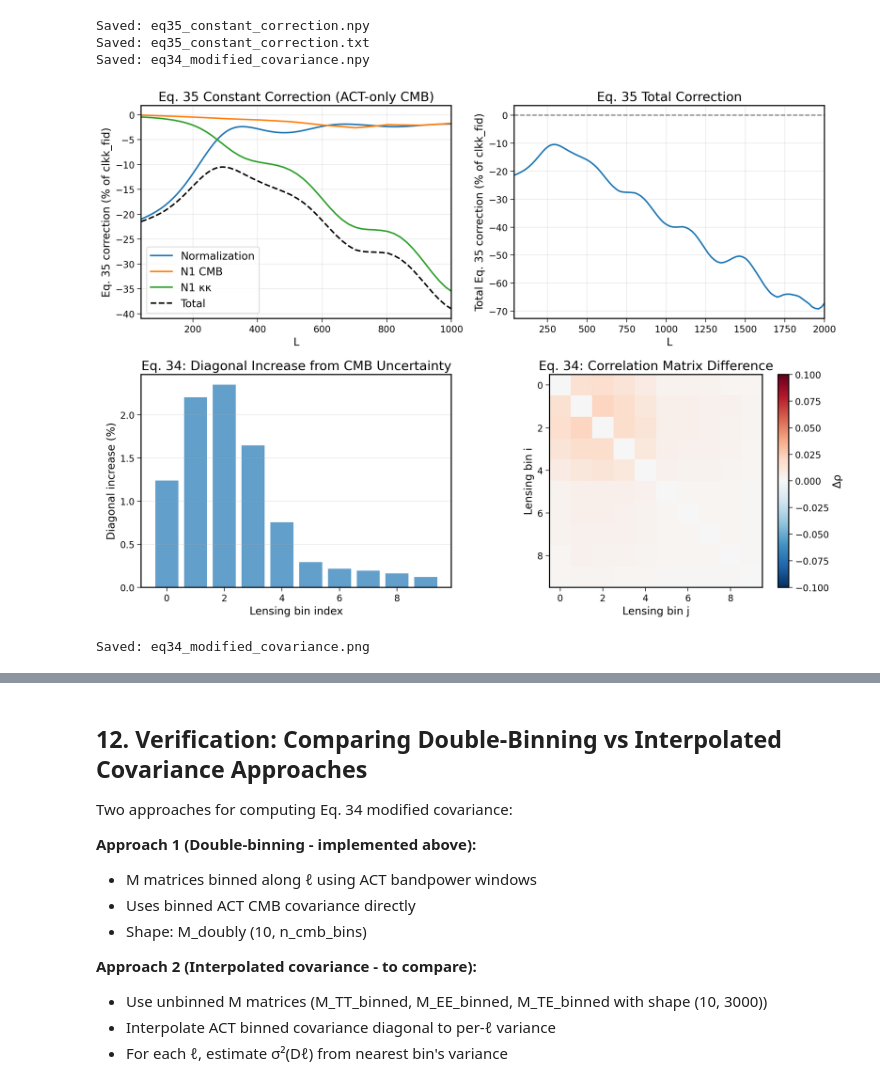
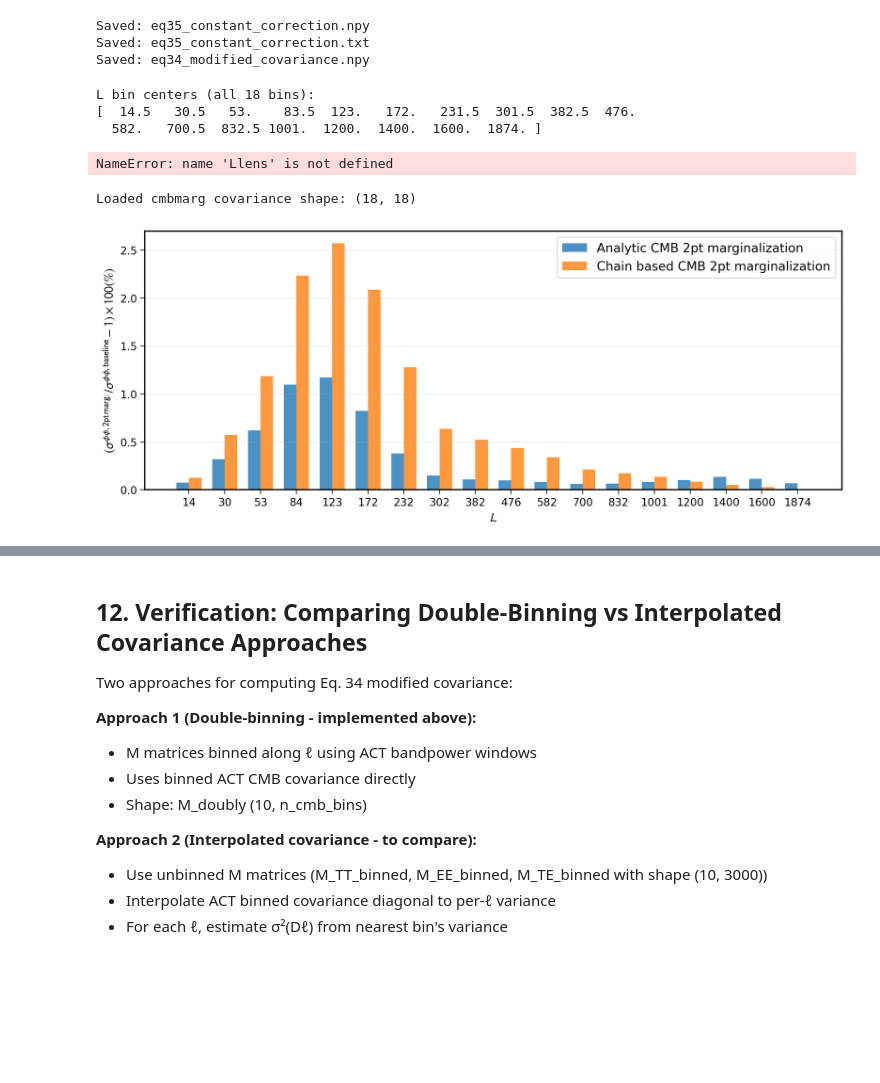
Before and after one commit to ACTCollaboration/dr6plus_lenslike, a Jupyter notebook: notebooks/new_covmat.ipynb, the cells around one changed output, grey strips where cells are left out. Saved outputs shown, nothing was run; the diff lists cells and outputs as text; code cells hidden in the pictures; blank space fills up the shorter version.

```diff
--- a/notebooks/new_covmat.ipynb
+++ b/notebooks/new_covmat.ipynb
@@ -806,6 +794,19 @@ print("Saved: eq34_modified_covariance.npy")
 Saved: eq35_constant_correction.npy
 Saved: eq35_constant_correction.txt
 Saved: eq34_modified_covariance.npy
+# %%
+# Compute L bin centers for all 18 bins
+L_bin_centers = lens_binmat @ np.arange(3000)
+print(f"L bin centers (all {len(L_bin_centers)} bins):")
+print(L_bin_centers)
+# %% [output]
+L bin centers (all 18 bins):
+[  14.5   30.5   53.    83.5  123.   172.   231.5  301.5  382.5  476.
+  582.   700.5  832.5 1001.  1200.  1400.  1600.  1874. ]
+# %%
+Llens
+# %% [output]
+NameError: name 'Llens' is not defined
 # %%
 # === Diagnostic Plots ===
 
@@ -817,7 +818,7 @@ L_plot = np.arange(40, 1001)
 ax.plot(L_plot, norm_term[40:1001] / clkk_fid_trunc[40:1001] * 100, label='Normalization', lw=2)
 ax.plot(L_plot, n1_cmb_term[40:1001] / clkk_fid_trunc[40:1001] * 100, label='N1 CMB', lw=2)
 ax.plot(L_plot, n1_kk_term[40:1001] / clkk_fid_trunc[40:1001] * 100, label='N1 κκ', lw=2)
-ax.plot(L_plot, eq35_const[40:1001] / clkk_fid_trunc[40:1001] * 100, 'k--', label='Total', lw=2)
+ax.plot(L_plot, (eq35_const[40:1001]-n1_kk_term[40:1001]) / clkk_fid_trunc[40:1001] * 100, 'k--', label='Total', lw=2)
 ax.set_xlabel('L')
 ax.set_ylabel('Eq. 35 correction (% of clkk_fid)')
 ax.set_xlim(40, 1000)
@@ -836,13 +837,13 @@ ax.axhline(0, color='k', ls='--', alpha=0.5)
 ax.grid(True, alpha=0.3)
 ax.set_title('Eq. 35 Total Correction')
 
-# Plot 3: Modified covariance diagonal increase
+# Plot 3: Modified covariance diagonal increase (all 18 bins)
 ax = axes[1, 0]
 lens_bins = np.arange(n_lens_bins)
 ax.bar(lens_bins, diag_increase, color='C0', alpha=0.7)
-ax.set_xlabel('Lensing bin index')
+ax.set_xlabel('Lensing Bin Index')
 ax.set_ylabel('Diagonal increase (%)')
-ax.set_title('Eq. 34: Diagonal Increase from CMB Uncertainty')
+ax.set_title(f'Eq. 34: Diagonal Increase of covmat (all {n_lens_bins} bins)')
 ax.grid(True, alpha=0.3, axis='y')
 
 # Plot 4: Covariance matrices comparison
@@ -860,6 +861,3 @@ plt.tight_layout()
 plt.savefig('eq34_modified_covariance.png', dpi=150, bbox_inches='tight')
 plt.show()
 print("Saved: eq34_modified_covariance.png")
-# %% [output]
-[figure, removed]
-Saved: eq34_modified_covariance.png
@@ -865,0 +885,32 @@ Saved: eq34_modified_covariance.png
+# %%
+# Load pre-computed CMB-marginalized covariance for comparison (FULL 18x18 matrix)
+cov_cmbmarg = np.loadtxt('/home/jiaqu/dr6plus_lenslike/dr6plus_lenslike/data/v1.0/covmat_act_cmbmarg.txt')
+print(f"Loaded cmbmarg covariance shape: {cov_cmbmarg.shape}")
+
+# Compute diagonal increase for CMB-marg covariance
+diag_increase_cmbmarg = (np.diag(np.sqrt(cov_cmbmarg)) - np.diag(np.sqrt(lens_cov_orig))) / np.diag(np.sqrt(lens_cov_orig)) * 100
+
+# Make standalone plot
+fig, ax = plt.subplots(figsize=(12, 5))
+
+lens_bins = np.arange(n_lens_bins)
+width = 0.35
+
+ax.bar(lens_bins - width/2, diag_increase, width, color='C0', alpha=0.8, label='Analytic CMB 2pt marginalization')
+ax.bar(lens_bins + width/2, diag_increase_cmbmarg, width, color='C1', alpha=0.8, label='Chain based CMB 2pt marginalization')
+
+ax.set_xticks(lens_bins)
+ax.set_xticklabels([f'{L:.0f}' for L in L_bin_centers])
+ax.set_xlabel('$L$')
+#ax.set_ylabel('Diagonal increase (%)')
+ax.set_ylabel(r'$\left( \sigma^{\phi\phi, \mathrm{2pt\, marg.}} / \sigma^{\phi\phi, \mathrm{baseline}} - 1 \right) \times 100(\%)$')
+#ax.set_title(f'Diagonal Increase of Lensing Covariance (all {n_lens_bins} bins)')
+ax.legend()
+ax.grid(True, alpha=0.3, axis='y')
+
+plt.tight_layout()
+plt.savefig('cov_diagonal_increase.pdf', dpi=150, bbox_inches='tight')
+plt.show()
+# %% [output]
+Loaded cmbmarg covariance shape: (18, 18)
+[figure, added]
```
Also changed, not shown: parts of 26 cells of this notebook, 15 other files.
